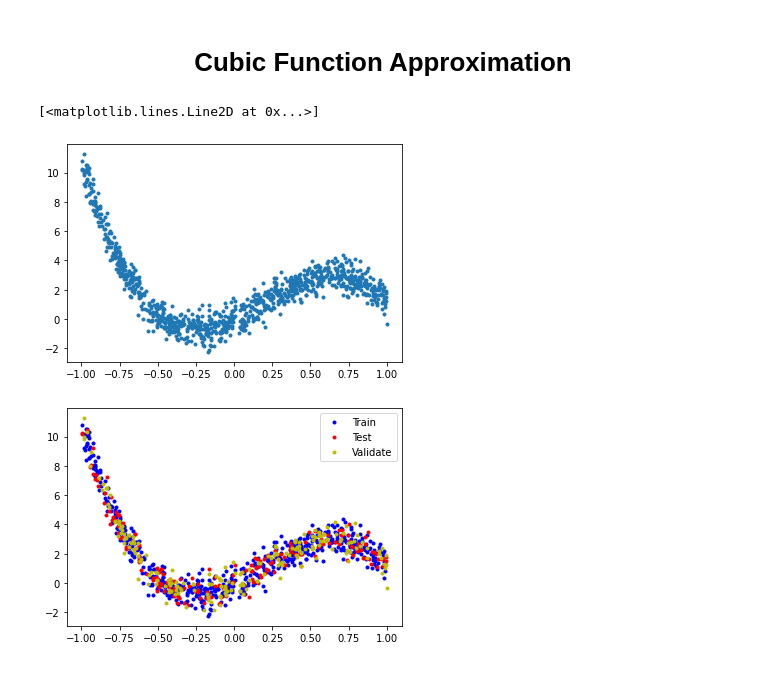
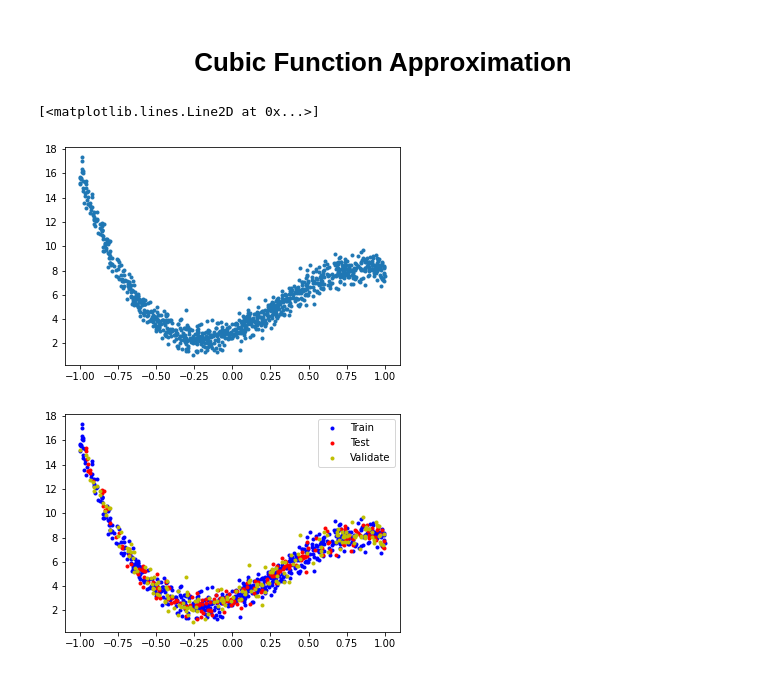
Before and after one commit to nhjoy/ANN-Function-Approx, a Jupyter notebook: Cubic_function_approximation.ipynb, the cells around one changed output. Cells and saved outputs as stored; diff of their text form; code cells hidden in the pictures.

```diff
--- a/Cubic_function_approximation.ipynb
+++ b/Cubic_function_approximation.ipynb
@@ -9,20 +9,21 @@ import matplotlib.pyplot as plt
 # %%
 sample_num = 1000 # number of sample
 val_ratio = 0.2 # 20% of total sample as validation set
 test_ratio = 0.2 # 20% of total sample as test set
 
 x_val = np.random.uniform(low = -1, high = 1, size = sample_num)
 np.random.shuffle(x_val)
 w1 = np.random.randint(low = -10, high = 10)
 w2 = np.random.randint(low = -10, high = 10)
 w3 = np.random.randint(low = -10, high = 10)
+w4 = np.random.randint(low = -10, high = 10)
 
-y = w1*x_val**3 + w2*x_val**2 + w3*x_val
+y = w1*x_val**3 + w2*x_val**2 + w3*x_val + w4
 y_val = y + (0.6 * np.random.randn(x_val.shape[0])) # add noise
 plt.plot(x_val, y_val, '.')
 # %% [output]
 [<matplotlib.lines.Line2D at 0x...>]
-[figure, old version]
+[figure, new version]
 # %%
 # dataset split into training, validation, and test sets
 
@@ -42,7 +43,7 @@ plt.plot(x_val, y_val, 'y.', label="Validate")
 plt.legend()
 plt.show()
 # %% [output]
-[figure, old version]
+[figure, new version]
 # %%
 # model creation
 model = tf.keras.Sequential()
```
Also changed, not shown: parts of 4 cells of this notebook, 2 other files.
